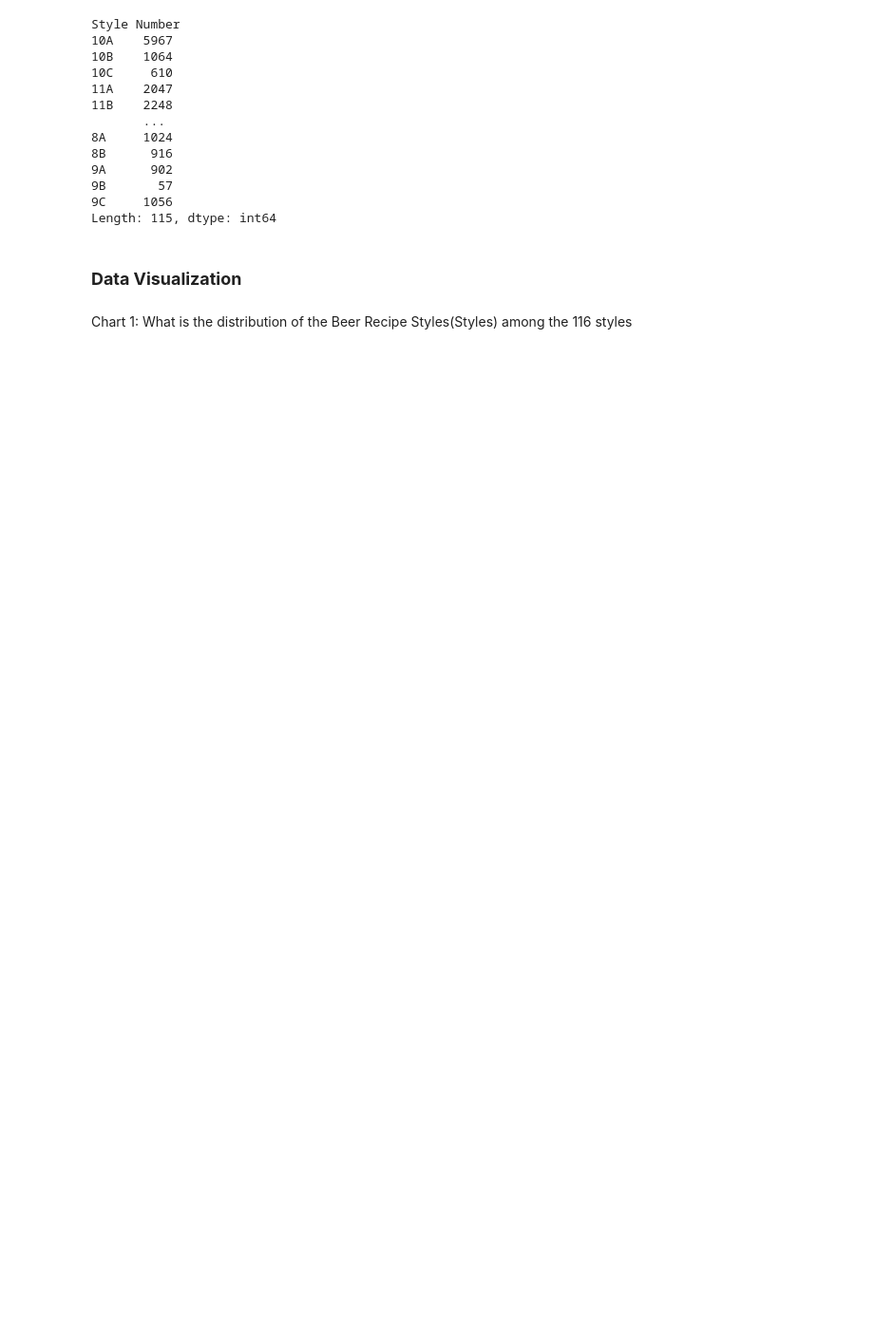
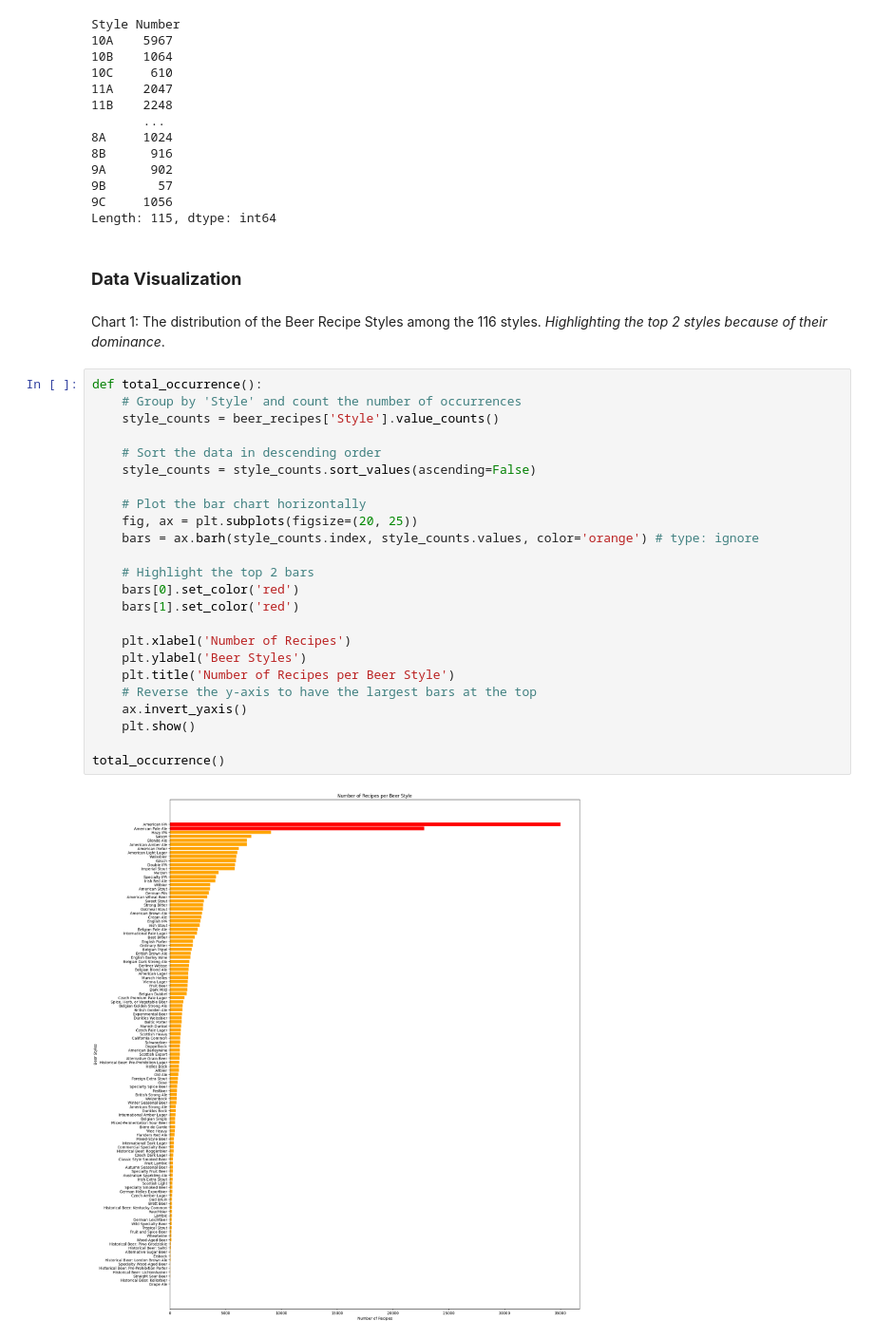
Before and after one commit to Redsoxin7/beer_recipes, a Jupyter notebook: Beer_Recipe_Analysis.ipynb, the cells around one changed output. Shown at 95% size. Cells and saved outputs as stored; diff of their text form; blank space fills up the shorter version.

```diff
--- a/Beer_Recipe_Analysis.ipynb
+++ b/Beer_Recipe_Analysis.ipynb
@@ -87,5 +70,30 @@ Length: 115, dtype: int64
 # %% [markdown]
 ### **Data Visualization**
 # %% [markdown]
-Chart 1: What is the distribution of the Beer Recipe Styles(Styles) among
-the 116 styles
+Chart 1: The distribution of the Beer Recipe Styles among the 116 styles. *Highlighting the top 2 styles because of their dominance*.
+# %%
+def total_occurrence():
+    # Group by 'Style' and count the number of occurrences
+    style_counts = beer_recipes['Style'].value_counts()
+
+    # Sort the data in descending order
+    style_counts = style_counts.sort_values(ascending=False)
+
+    # Plot the bar chart horizontally
+    fig, ax = plt.subplots(figsize=(20, 25))
+    bars = ax.barh(style_counts.index, style_counts.values, color='orange') # type: ignore
+
+    # Highlight the top 2 bars
+    bars[0].set_color('red')
+    bars[1].set_color('red')
+
+    plt.xlabel('Number of Recipes')
+    plt.ylabel('Beer Styles')
+    plt.title('Number of Recipes per Beer Style')
+    # Reverse the y-axis to have the largest bars at the top
+    ax.invert_yaxis()
+    plt.show()
+
+total_occurrence()
+# %% [output]
+[figure, added]
```
Also changed, not shown: parts of 16 cells of this notebook.
